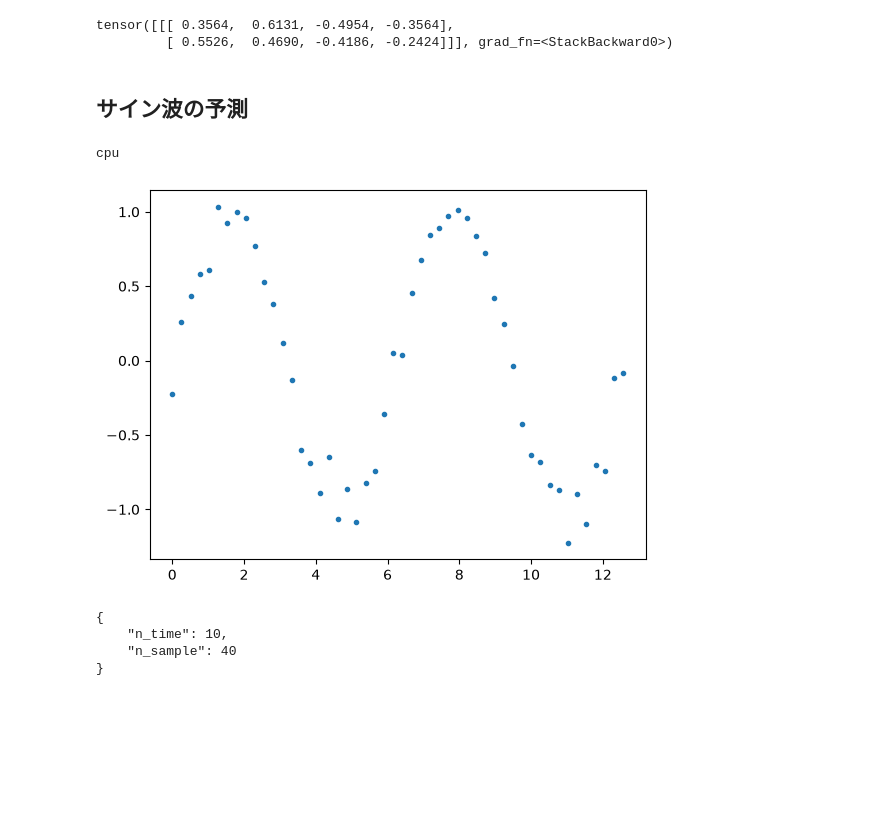
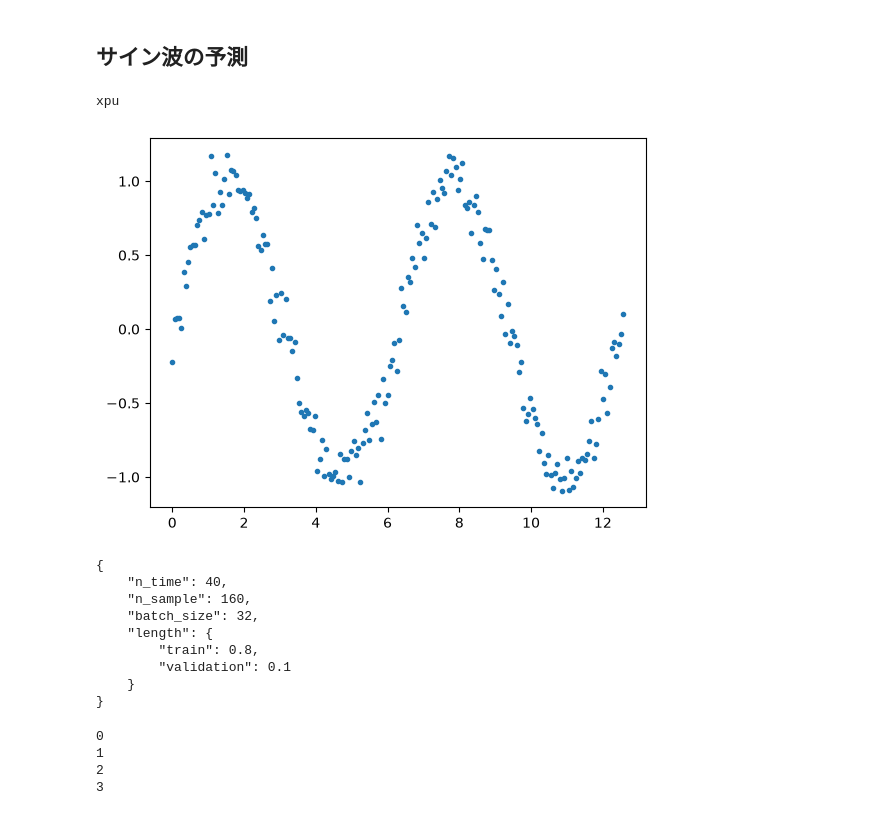
Before and after one commit to KOJIRO161/Documents-D, a Jupyter notebook: Friction/Friction/SPReAD/Gemini/Tutorial/Tutorial_SineCurve.ipynb, the cells around one changed output. Cells and saved outputs as stored; diff of their text form; code cells hidden in the pictures; blank space fills up the shorter version.

```diff
--- a/Friction/Friction/SPReAD/Gemini/Tutorial/Tutorial_SineCurve.ipynb
+++ b/Friction/Friction/SPReAD/Gemini/Tutorial/Tutorial_SineCurve.ipynb
@@ -84,55 +1,60 @@ tensor([[[ 0.4451,  0.5200,  0.2182,  0.5004],
-# %%
-hn
-# %% [output]
-tensor([[[ 0.3564,  0.6131, -0.4954, -0.3564],
-         [ 0.5526,  0.4690, -0.4186, -0.2424]]], grad_fn=<StackBackward0>)
 # %% [markdown]
 ## サイン波の予測
 # %%
 import torch
 from torch import nn, optim
 import torch.nn.functional as F
-from torch.utils.data import DataLoader, TensorDataset
+from torch.utils.data import DataLoader, TensorDataset, random_split
 import numpy as np
 import matplotlib.pyplot as plt
 import json
 import h5py
 from tqdm import tqdm
 
-device = torch.device("cuda" if torch.cuda.is_available() else "cpu")
+device = torch.device("xpu" if torch.xpu.is_available() else "cpu")
 print(device)
 # %% [output]
-cpu
+xpu
 # %%
 def generate_train_data():
 
 
     # 訓練データ
-    x = np.linspace(0, 4*np.pi, 50)
+    x = np.linspace(0, 4*np.pi, 200)
     rng = np.random.default_rng(seed = 2025)
     sin_x = np.sin(x) + rng.normal(0, 0.1, len(x))
 
     fig,ax = plt.subplots()
 
     ax.plot(x,sin_x,
             lw = 0,
             marker = ".",)
 
     return {"x": x, "y": sin_x}
 TrainingData = generate_train_data()
 del generate_train_data
 # %% [output]
-[figure, old version]
+[figure, new version]
 # %%
 # ハイパーパラメータ
 hyper_parameter = {}
-hyper_parameter["n_time"] = 10 # 10個の時系列を1セット
+hyper_parameter["n_time"] = 40 # 10個の時系列を1セット
 hyper_parameter["n_sample"] = len(TrainingData["x"]) - hyper_parameter["n_time"] # 40
+hyper_parameter["batch_size"] = 32
+hyper_parameter["length"] = {
+    "train": 0.8,
+    "validation": 0.1
+}
 print(json.dumps(hyper_parameter, indent = 4))
 # %% [output]
 {
-    "n_time": 10,
-    "n_sample": 40
+    "n_time": 40,
+    "n_sample": 160,
+    "batch_size": 32,
+    "length": {
+        "train": 0.8,
+        "validation": 0.1
+    }
 }
 # %%
 # 前処理
@@ -191,0 +138,9 @@ for i in range(len_epoch):
+# %%
+with torch.no_grad():
+    for j, (x,t) in enumerate(loader["train"]):
+        print(j)
+# %% [output]
+0
+1
+2
+3
```
Also changed, not shown: parts of 16 cells of this notebook, 5 other files.
